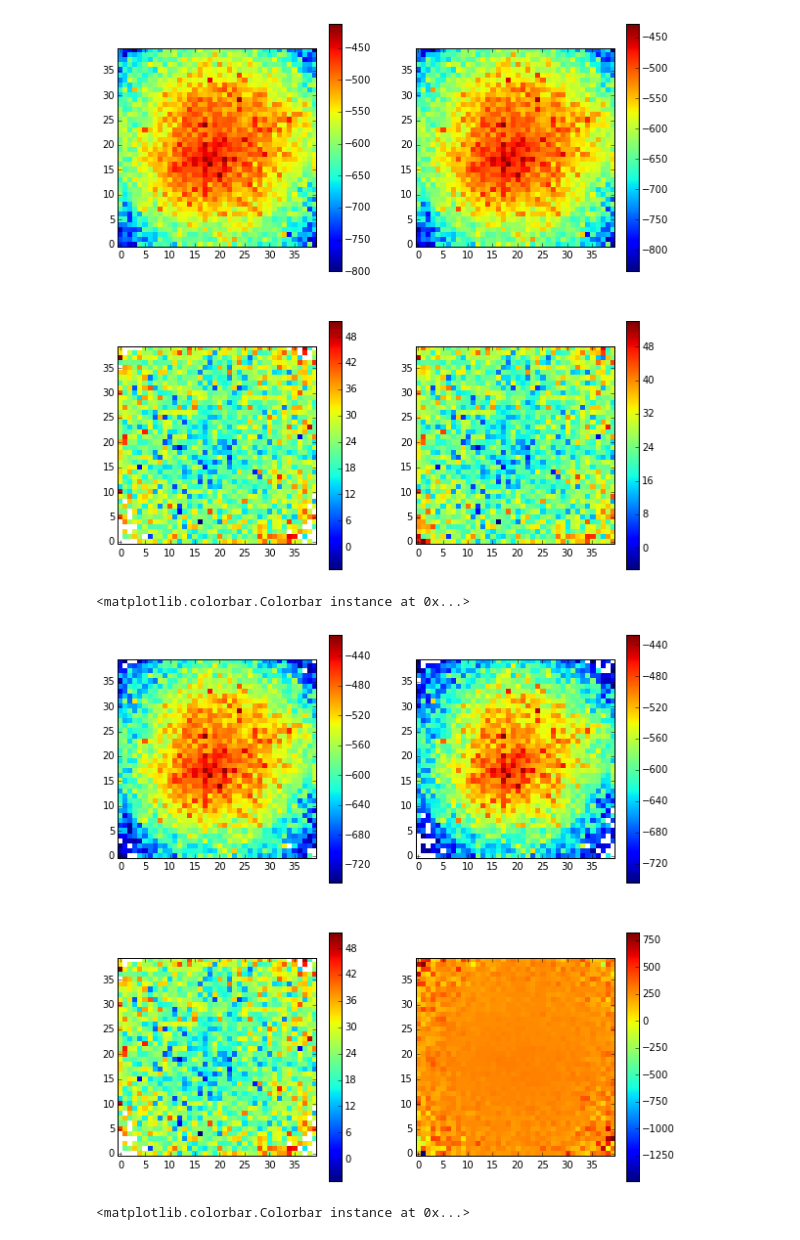
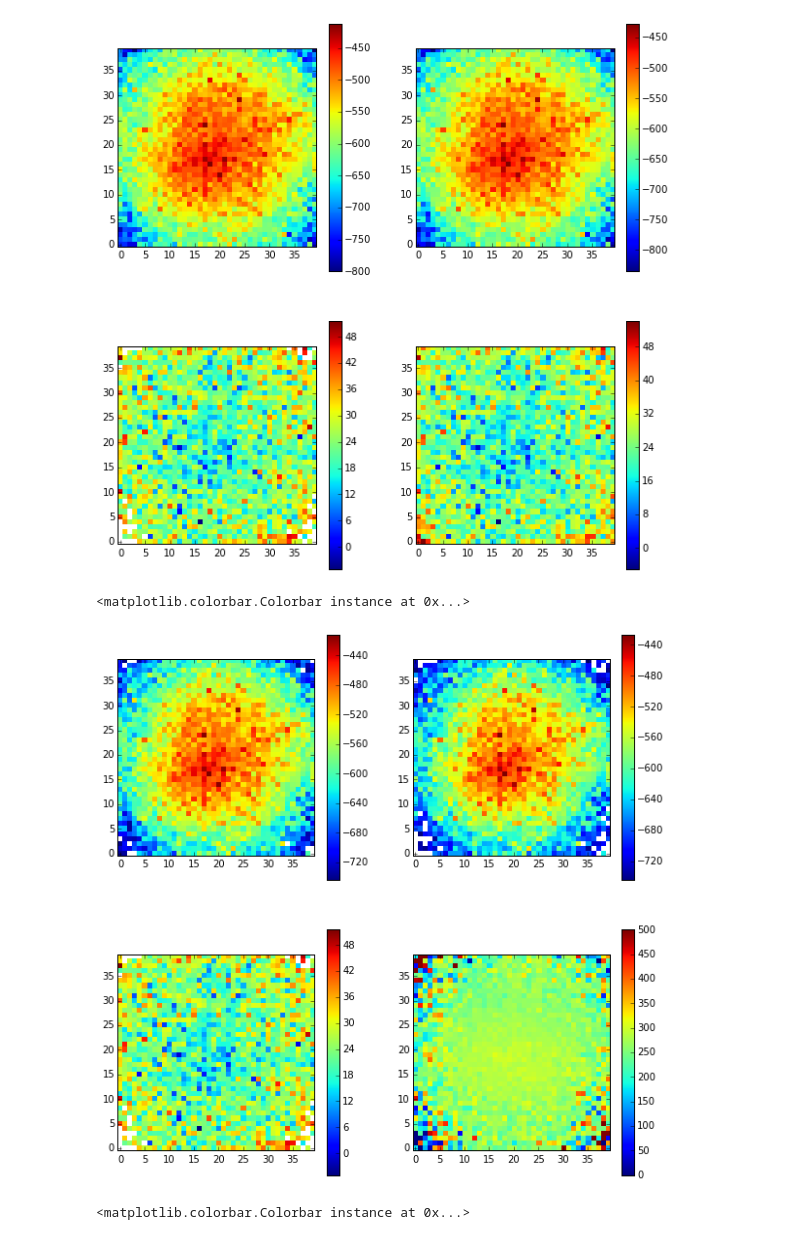
Before and after one commit to nperunov/ipython_notebook_shared, a Jupyter notebook: plot_logPf_Q.ipynb, the cells around one changed output. Cells and saved outputs as stored; diff of their text form; code cells hidden in the pictures.

```diff
--- a/plot_logPf_Q.ipynb
+++ b/plot_logPf_Q.ipynb
@@ -263,31 +263,31 @@ plt.colorbar()
 # %%
 pi_forward = grouped.apply(lambda x: x.logPf - x.logPf.mean() )
 pi_reverse = grouped.apply(lambda x: x.logPr - x.logPr.mean() )
 
 pi_f_max = grouped.apply(lambda x: np.log(np.exp(x.logPf).sum()) )
 pi_r_max = grouped.apply(lambda x: np.log(np.exp(x.logPr).sum()) )
 Q_min = grouped.apply(lambda x: x.Q.min() )
 expQ = grouped.apply(lambda x: -np.log((np.exp(x.logPf-x.Q)).sum()/np.exp(x.logPf).sum() ))
 expQ_gaus = grouped.apply(lambda x: -x.Q.mean() + 0.5*x.Q.var() - np.cov(x.Q, x.logPf)[0][1])
 
 #print pi_f_max[0], pi_r_max[0]
 
 plt.figure(figsize=(10,10))
 plt.subplot(221)
 plt.imshow(fill_missing_values(pi_f_max).reshape(Nx, Ny).T, origin='lower', interpolation='Nearest')
 plt.colorbar()
 plt.subplot(222)
 plt.imshow(fill_missing_values(pi_r_max).reshape(Nx, Ny).T, origin='lower', interpolation='Nearest')
 plt.colorbar()
 plt.subplot(223)
 plt.imshow(fill_missing_values(expQ).reshape(Nx, Ny).T, origin='lower', interpolation='Nearest')
 plt.colorbar()
 plt.subplot(224)
-plt.imshow(fill_missing_values((expQ_gaus)).reshape(Nx, Ny).T, origin='lower', interpolation='Nearest')
+plt.imshow(fill_missing_values((expQ_gaus)).reshape(Nx, Ny).T, origin='lower', interpolation='Nearest',vmin = 0, vmax=500 )
 plt.colorbar()
 # %% [output]
 <matplotlib.colorbar.Colorbar instance at 0x...>
-[figure, old version]
+[figure, new version]
 # %%
 plt.imshow(fill_missing_values((pi_f_max-pi_r_max- expQ)).reshape(Nx, Ny).T, origin='lower', interpolation='Nearest')
 plt.colorbar()
```
Also changed, not shown: parts of 1 cell of this notebook.
